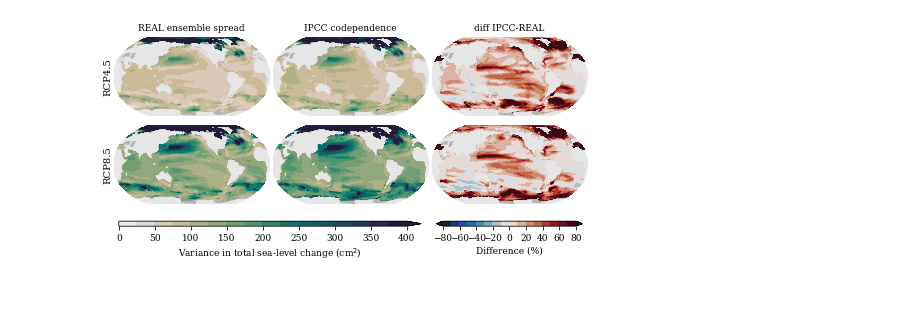
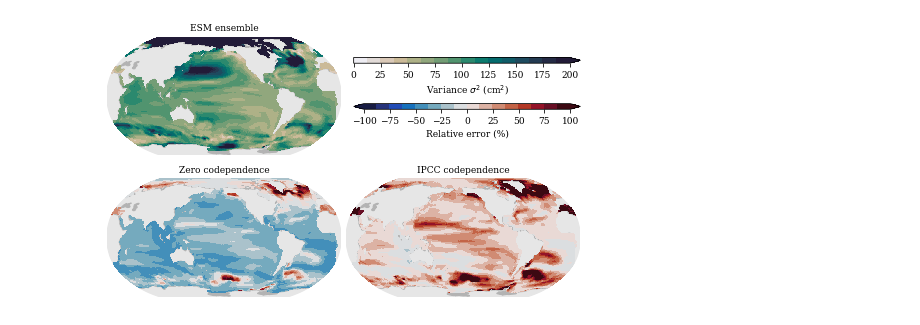
Before and after one commit to erwinlambert/codependence, a Jupyter notebook: plotcode/draftplot_regvar.ipynb, the cells around one changed output. Drawn from its saved outputs; the diff is of its cells as text; code cells hidden in the pictures; blank space fills up the shorter version.

Commit message:
fix links draftplots, omit MPI for now

```diff
--- a/plotcode/draftplot_regvar.ipynb
+++ b/plotcode/draftplot_regvar.ipynb
@@ -12,3 +10,6 @@ mods = fun.models()
+# %%
+#mods = fun.models()
+mods = ['bcc-csm1-1','CanESM2','CCSM4','CNRM-CM5','CSIRO-Mk3-6-0','GFDL-CM3','GISS-E2-R','HadGEM2-ES','inmcm4','IPSL-CM5A-LR','MIROC-ESM','MIROC5','MRI-CGCM3','NorESM1-M']
 # %%
 mpl.rcParams['xtick.labelsize']       = 9
 mpl.rcParams['ytick.labelsize']       = 9
@@ -32,21 +33,21 @@ cols['ocean'] = '.7'
 cols['land'] = '.9'
 # %%
 #Get 1x1 degree grid
-with xr.open_dataset('data/rsl_85_2090.nc') as ds:
+with xr.open_dataset('../rawdata/rsl_85_2090.nc') as ds:
     lon = ds['x'].values
     lat = ds['y'].values
     slr_md = ds['slr_md'].values
 
 #Get fingerprints
-with xr.open_dataset('data/fp_uniform/AIS.nc') as ds:
+with xr.open_dataset('../rawdata/fp_uniform/AIS.nc') as ds:
     lon05  = ds['x'].values
     lat05  = ds['y'].values
     fp05_a = ds['rsl'].values
-with xr.open_dataset('data/fp_uniform/GrIS.nc') as ds:
+with xr.open_dataset('../rawdata/fp_uniform/GrIS.nc') as ds:
     fp05_gr = ds['rsl'].values
 fp05_gl = np.zeros((19,len(lat05),len(lon05)))
 for r in range(1,20):
-    with xr.open_dataset(f'data/fp_uniform/RGI_{r}.nc') as ds:
+    with xr.open_dataset(f'../rawdata/fp_uniform/RGI_{r}.nc') as ds:
         fp05_gl[r-1,:,:] = ds['rsl'].values
 
 #Convert to 1x1 degree grid
@@ -134,54 +136,56 @@ def makeglobal(ax):
     ax.add_feature(cfeature.LAND,color=cols['land'])
     ax.add_feature(cfeature.OCEAN,color=cols['ocean'])
     ax.outline_patch.set_visible(False)
-# %%
-mms = {}
-srocc = {}
-for scen in ['rcp45','rcp85']:
-    mms[scen] = get_mms(scen)
-    srocc[scen] = get_srocc(scen)
 # %%
-fig = plt.figure()
-
-cmap1 = plt.get_cmap('cmo.speed',16)
+#cmap1 = plt.get_cmap('cmo.speed',16)
 cmap1 = plt.get_cmap('cmo.rain',16)
 cmap2 = plt.get_cmap('cmo.balance',16)
-slab = ['RCP4.5','RCP8.5']
+vmax1 = 200
+vmax2 = 100
 
 for s,scen in enumerate(['rcp45','rcp85']):
-    mm = mms[scen]
-    sr = srocc[scen]
 
-    ax = fig.add_subplot(2,3,1+3*s,projection=ccrs.Robinson(central_longitude=200))
-    im = ax.pcolormesh(lon,lat,mm,transform=ccrs.PlateCarree(),vmin=0,vmax=400,cmap=cmap1)
+    fig = plt.figure()
+
+    mm = get_mms(scen)
+    sr,nc,fc = get_refcov(scen)
+
+    ax = fig.add_subplot(2,2,1,projection=ccrs.Robinson(central_longitude=200))
+    im = ax.pcolormesh(lon,lat,mm,transform=ccrs.PlateCarree(),vmin=0,vmax=vmax1,cmap=cmap1)
     makeglobal(ax)
-    if s==0: ax.set_title('REAL ensemble spread')
-    ax.text(-.01,.5,slab[s],transform=ax.transAxes,rotation='vertical',va='bottom',ha='center',rotation_mode='anchor')
+    ax.set_title('ESM ensemble')
 
-    ax = fig.add_subplot(2,3,2+3*s,projection=ccrs.Robinson(central_longitude=200))
-    im = ax.pcolormesh(lon,lat,sr,transform=ccrs.PlateCarree(),vmin=0,vmax=400,cmap=cmap1)
+    ax = fig.add_subplot(2,2,3,projection=ccrs.Robinson(central_longitude=200))
+#    im = ax.pcolormesh(lon,lat,nc,transform=ccrs.PlateCarree(),vmin=0,vmax=vmax1,cmap=cmap1)
+    im2 = ax.pcolormesh(lon,lat,100*(nc-mm)/mm,transform=ccrs.PlateCarree(),vmin=-vmax2,vmax=vmax2,cmap=cmap2)
     makeglobal(ax)
-    if s==0: ax.set_title('IPCC codependence')
+    ax.set_title('Zero codependence')
 
-    ax = fig.add_subplot(2,3,3+3*s,projection=ccrs.Robinson(central_longitude=200))
-    im2 = ax.pcolormesh(lon,lat,100.*(sr-mm)/mm,transform=ccrs.PlateCarree(),vmin=-80,vmax=80,cmap=cmap2)
+    ax = fig.add_subplot(2,2,4,projection=ccrs.Robinson(central_longitude=200))
+#    im = ax.pcolormesh(lon,lat,sr,transform=ccrs.PlateCarree(),vmin=0,vmax=vmax1,cmap=cmap1)
+    im2 = ax.pcolormesh(lon,lat,100*(sr-mm)/mm,transform=ccrs.PlateCarree(),vmin=-vmax2,vmax=vmax2,cmap=cmap2)
     makeglobal(ax)
-    if s==0: ax.set_title('diff IPCC-REAL')
+    ax.set_title('IPCC codependence')
 
+#    ax = fig.add_subplot(2,3,6,projection=ccrs.Robinson(central_longitude=200))
+#    im = ax.pcolormesh(lon,lat,fc,transform=ccrs.PlateCarree(),vmin=0,vmax=vmax1,cmap=cmap1)
+#    im2 = ax.pcolormesh(lon,lat,fc-mm,transform=ccrs.PlateCarree(),vmin=-vmax2,vmax=vmax2,cmap=cmap2)
+#    makeglobal(ax)
+#    ax.set_title('$\gamma = 1$')
 
-cax = fig.add_axes([.06,.13,.6,.02])
-cb = plt.colorbar(im,cax=cax,extend='max',orientation='horizontal')
-cb.set_label('Variance in total sea-level change (cm$^2$)')
+    cax = fig.add_axes([.54,.86,.45,.02])
+    cb = plt.colorbar(im,cax=cax,extend='max',orientation='horizontal')
+    cb.set_label('Variance $\sigma^2$ (cm$^2$)')
 
-cax = fig.add_axes([.69,.13,.29,.02])
-cb = plt.colorbar(im2,cax=cax,extend='both',orientation='horizontal')
-cb.set_label('Difference (%)')
+    cax = fig.add_axes([.54,.7,.45,.02])
+    cb = plt.colorbar(im2,cax=cax,extend='both',orientation='horizontal')
+    cb.set_label('Relative error (%)')
 
-figname = 'draftplot_regvar.png'
+    figname = f'draftplot_regvar_{scen}.png'
 
-plt.savefig(f'figures/{figname}',dpi=200)
-plt.savefig(f'../../writing/codependence/figures/{figname}')
-plt.show()
-plt.close()
+    plt.savefig(f'../figures/{figname}',dpi=200)
+    plt.savefig(f'../../../writing/codependence/figures/{figname}')
+    plt.show()
+    plt.close()
 # %% [output]
-[figure, old version]
+[figure, new version]
```
Also changed, not shown: parts of 6 cells of this notebook, 7 other files.
